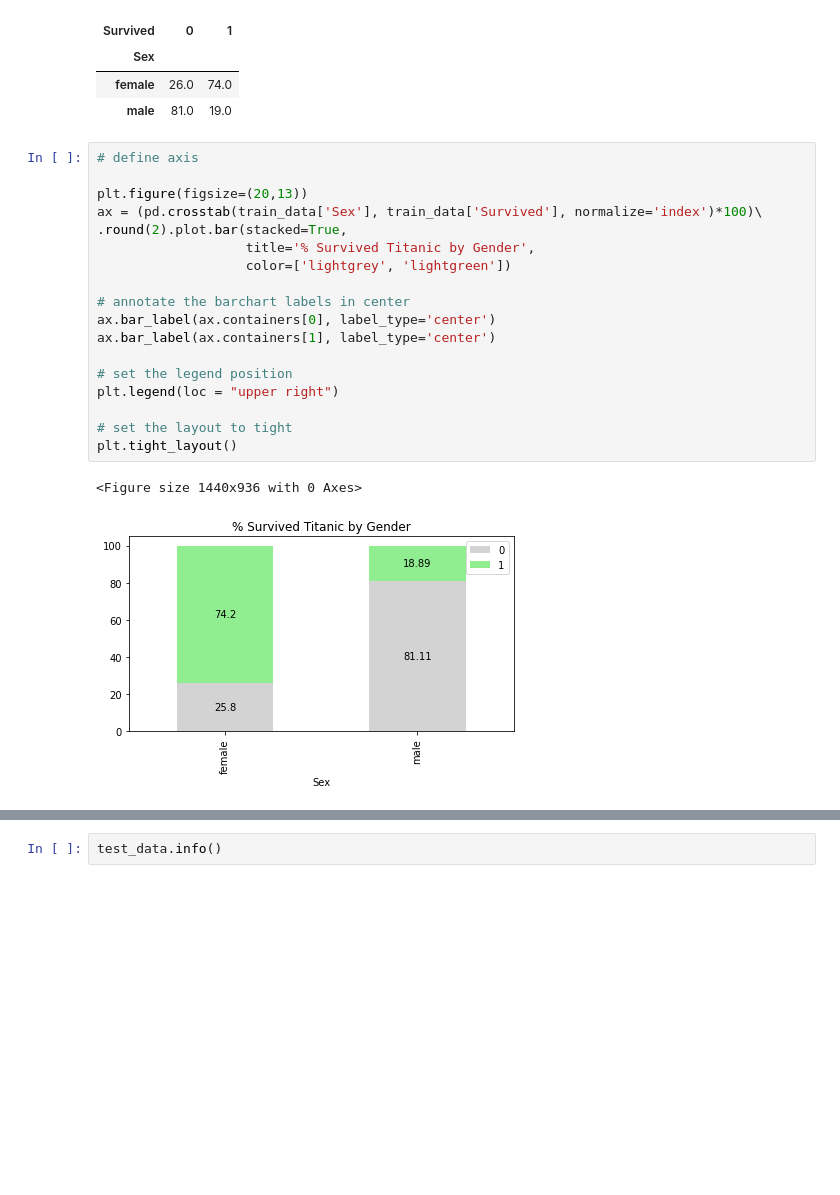
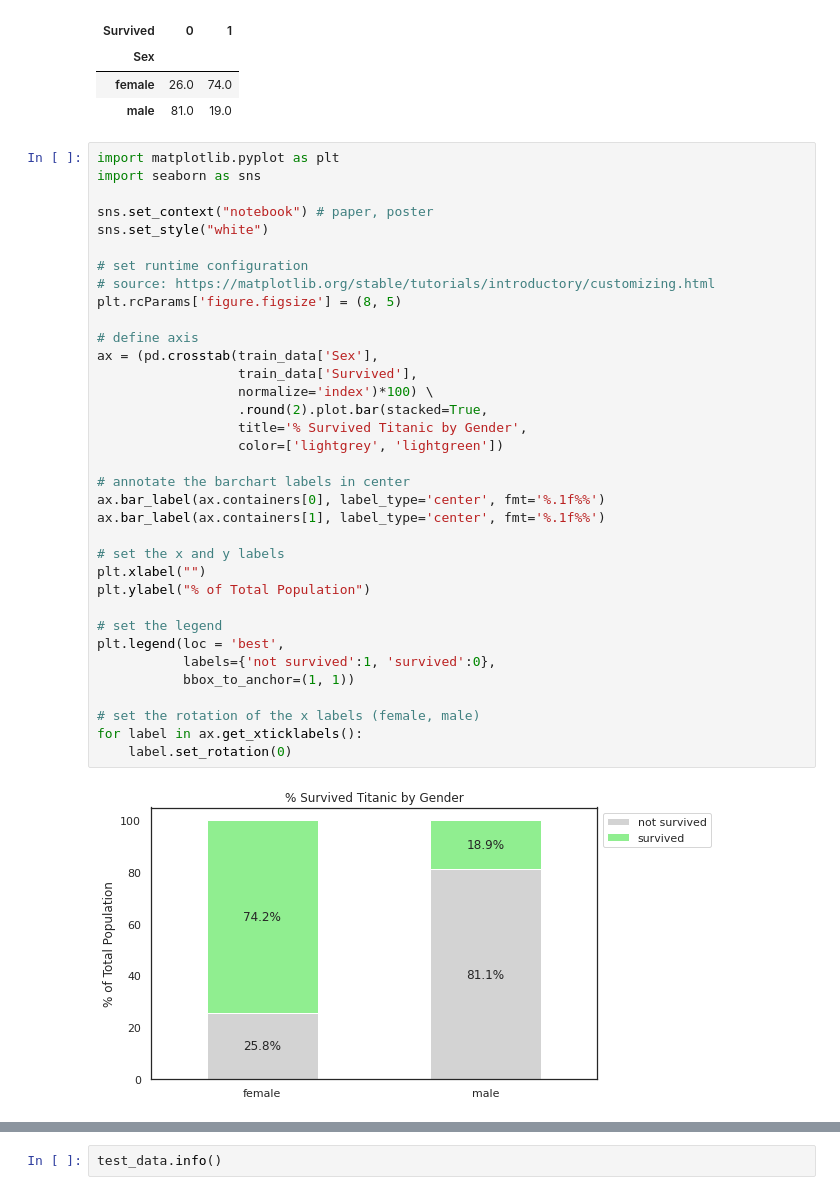
Before and after one commit to tonyhollaar/kaggle-competitions, a Jupyter notebook: titanic-machine-learning-from-disaster.ipynb, the cells around one changed output, grey strips where cells are left out. Cells and saved outputs as stored; diff of their text form; blank space fills up the shorter version.

Commit message:
Kaggle Notebook | Titanic - Machine Learning from Disaster  | Version 7

```diff
--- a/titanic-machine-learning-from-disaster.ipynb
+++ b/titanic-machine-learning-from-disaster.ipynb
@@ -158,23 +169,39 @@ pd.crosstab(train_data['Sex'], train_data['Survived'], normalize='index').round(
 | female | 26.0 | 74.0 |
 | male | 81.0 | 19.0 |
 # %%
+import matplotlib.pyplot as plt
+import seaborn as sns
+
+sns.set_context("notebook") # paper, poster
+sns.set_style("white")
+
+# set runtime configuration
+# source: https://matplotlib.org/stable/tutorials/introductory/customizing.html
+plt.rcParams['figure.figsize'] = (8, 5)
+
 # define axis
-
-plt.figure(figsize=(20,13))
-ax = (pd.crosstab(train_data['Sex'], train_data['Survived'], normalize='index')*100)\
-.round(2).plot.bar(stacked=True,
-                   title='% Survived Titanic by Gender',
-                   color=['lightgrey', 'lightgreen'])
+ax = (pd.crosstab(train_data['Sex'],
+                  train_data['Survived'],
+                  normalize='index')*100) \
+                  .round(2).plot.bar(stacked=True,
+                  title='% Survived Titanic by Gender',
+                  color=['lightgrey', 'lightgreen'])
 
 # annotate the barchart labels in center
-ax.bar_label(ax.containers[0], label_type='center')
-ax.bar_label(ax.containers[1], label_type='center')
+ax.bar_label(ax.containers[0], label_type='center', fmt='%.1f%%')
+ax.bar_label(ax.containers[1], label_type='center', fmt='%.1f%%')
 
-# set the legend position
-plt.legend(loc = "upper right")
+# set the x and y labels
+plt.xlabel("")
+plt.ylabel("% of Total Population")
 
-# set the layout to tight
-plt.tight_layout()
+# set the legend
+plt.legend(loc = 'best',
+           labels={'not survived':1, 'survived':0},
+           bbox_to_anchor=(1, 1))
+
+# set the rotation of the x labels (female, male)
+for label in ax.get_xticklabels():
+    label.set_rotation(0)
 # %% [output]
-<Figure size 1440x936 with 0 Axes>
-[figure, old version]
+[figure, new version]
```
Also changed, not shown: parts of 10 cells of this notebook.
